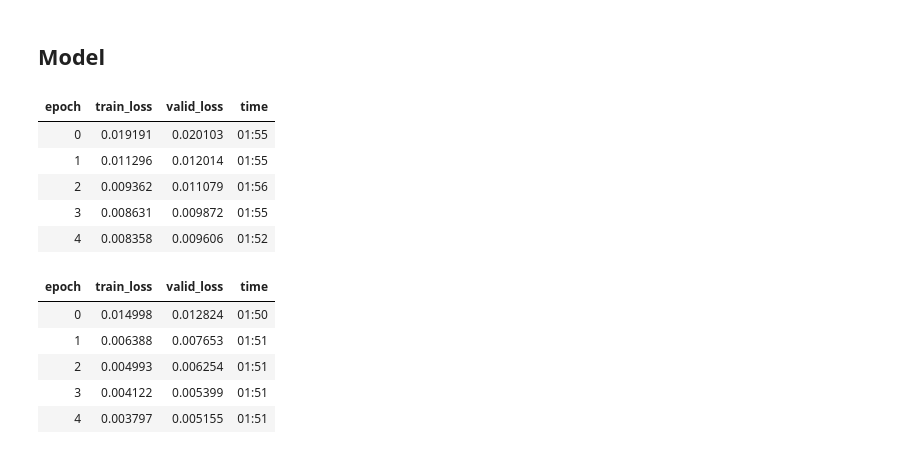
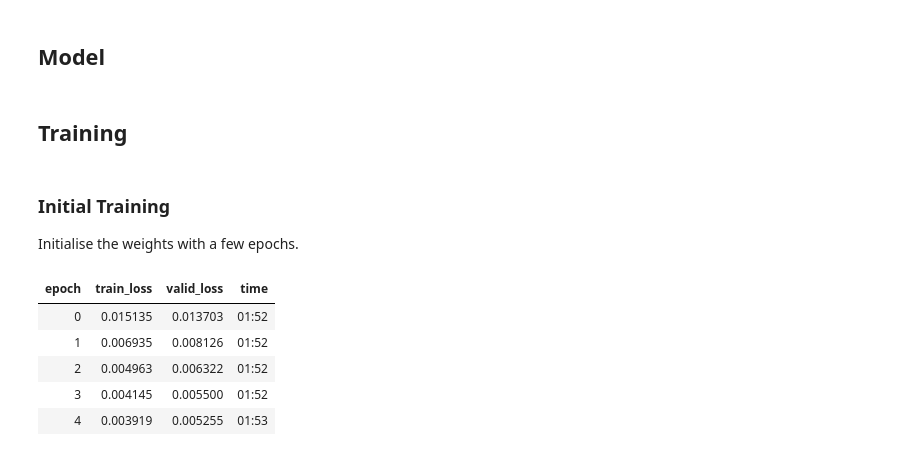
Before and after one commit to henriwoodcock/Applying-Modern-Best-Practices-to-Autoencoders, a Jupyter notebook: notebooks/cifar-10/BaselineModel.ipynb, the cells around one changed output. Drawn from its saved outputs; the diff is of its cells as text; code cells hidden in the pictures.

Commit message:
baseline model notebook complete

```diff
--- a/notebooks/cifar-10/BaselineModel.ipynb
+++ b/notebooks/cifar-10/BaselineModel.ipynb
@@ -247,21 +57,19 @@ ae2 = autoencoder2()
+# %%
+autoencoder = baseline_model.autoencoder()
 # %%
-learn1 = Learner(data, ae1, loss_func = F.mse_loss)
-learn2 = Learner(data, ae2, loss_func = F.mse_loss)
+learn = Learner(data,autoencoder,loss_func=F.mse_loss)
+# %% [markdown]
+## Training
+# %% [markdown]
+### Initial Training
+
+Initialise the weights with a few epochs.
 # %%
-learn1.fit_one_cycle(5)
+learn.fit_one_cycle(5)
 # %% [output]
 | epoch | train_loss | valid_loss | time |
-| 0 | 0.019191 | 0.020103 | 01:55 |
-| 1 | 0.011296 | 0.012014 | 01:55 |
-| 2 | 0.009362 | 0.011079 | 01:56 |
-| 3 | 0.008631 | 0.009872 | 01:55 |
-| 4 | 0.008358 | 0.009606 | 01:52 |
+| 0 | 0.015135 | 0.013703 | 01:52 |
+| 1 | 0.006935 | 0.008126 | 01:52 |
+| 2 | 0.004963 | 0.006322 | 01:52 |
+| 3 | 0.004145 | 0.005500 | 01:52 |
+| 4 | 0.003919 | 0.005255 | 01:53 |
-# %%
-learn2.fit_one_cycle(5)
-# %% [output]
-| epoch | train_loss | valid_loss | time |
-| 0 | 0.014998 | 0.012824 | 01:50 |
-| 1 | 0.006388 | 0.007653 | 01:51 |
-| 2 | 0.004993 | 0.006254 | 01:51 |
-| 3 | 0.004122 | 0.005399 | 01:51 |
-| 4 | 0.003797 | 0.005155 | 01:51 |
```
Also changed, not shown: parts of 20 cells of this notebook.
